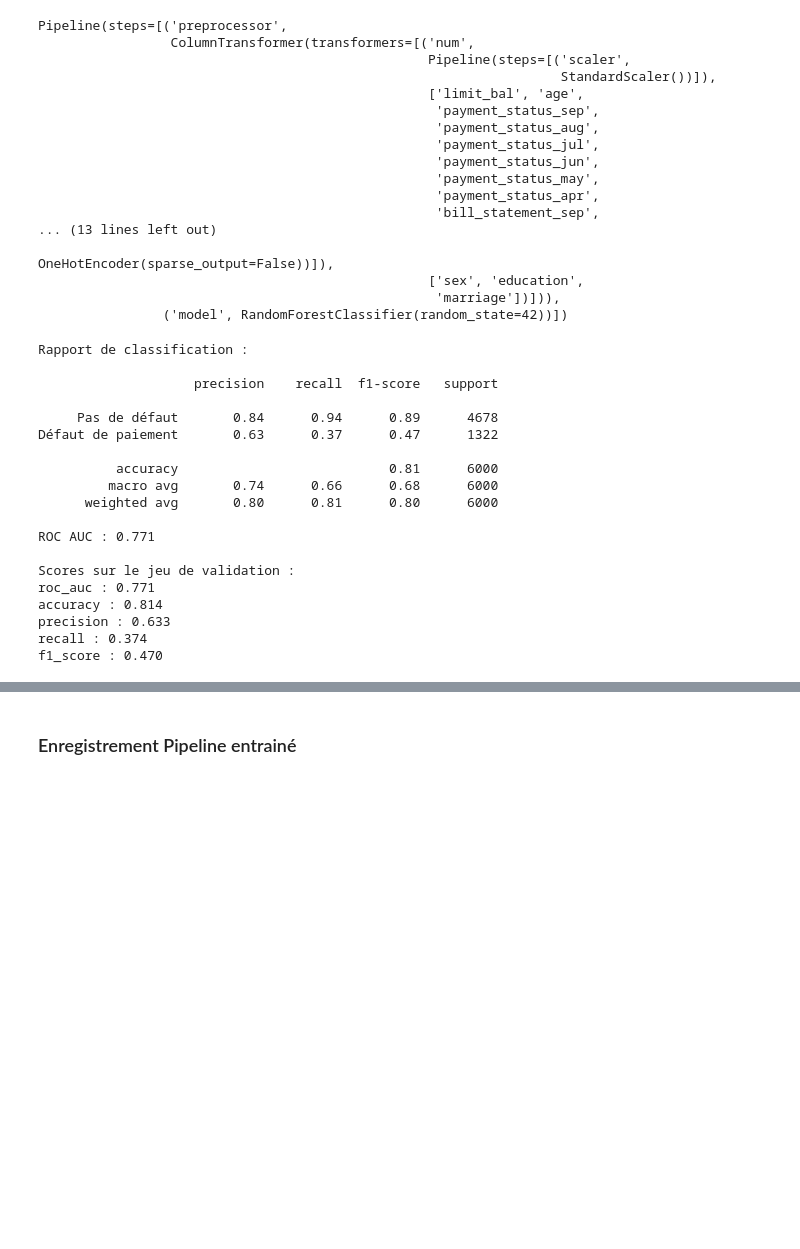
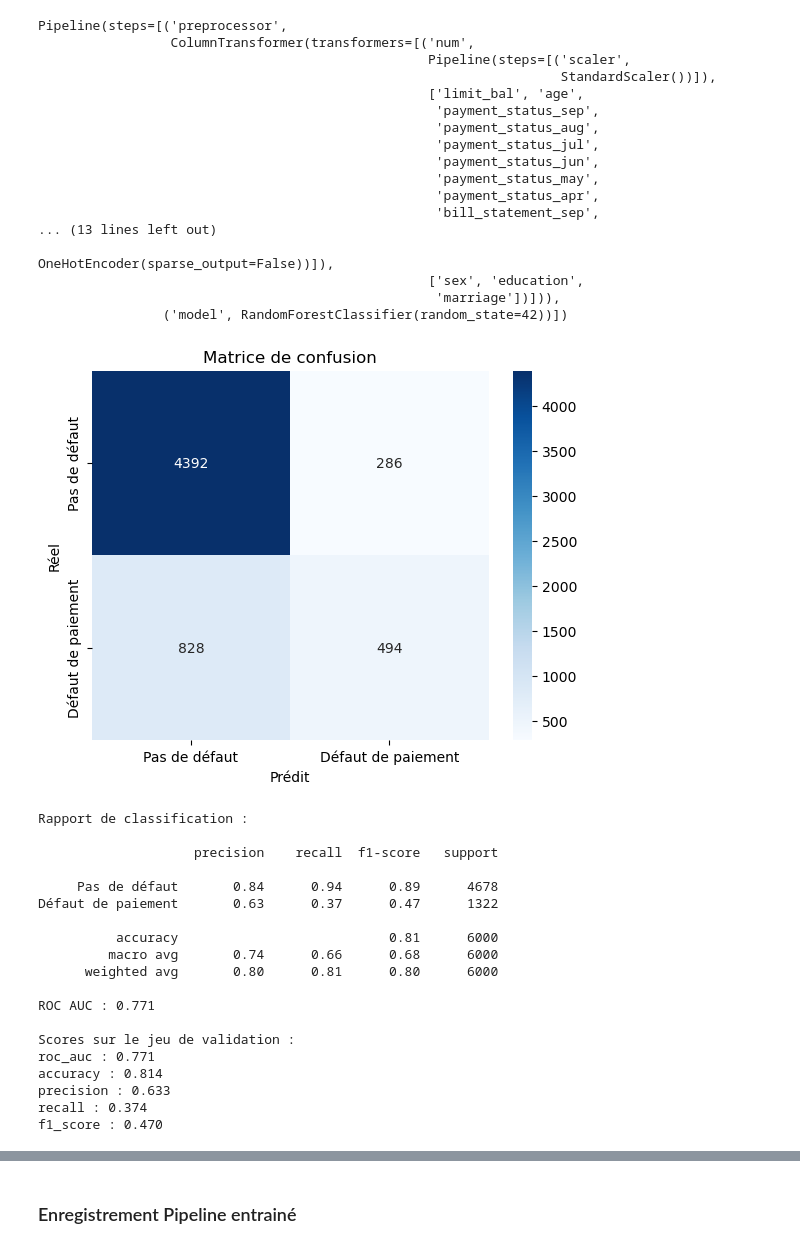
Before and after one commit to nevillemakoyi/Application-ML-D-tection-des-D-fauts-de-paiements-de-cr-dits-bancaires, a Jupyter notebook: notebooks/ml_credit_default.ipynb, the cells around one changed output, grey strips where cells are left out. Saved outputs shown, nothing was run; the diff lists cells and outputs as text; code cells hidden in the pictures; blank space fills up the shorter version.

```diff
--- a/notebooks/ml_credit_default.ipynb
+++ b/notebooks/ml_credit_default.ipynb
@@ -369,17 +365,18 @@ def performance_model_evaluation(pipeline, features_df_val, target_df_val, label
 # %%
 # Évaluation sur les données de validation
 validation_scores = performance_model_evaluation(
     pipeline,
     features_df_val,
     target_df_val,
-    labels=LABELS
+    labels=["Pas de défaut", "Défaut de paiement"]
 )
 
 # Affichage des scores
 print("\nScores sur le jeu de validation :")
 for metric, value in validation_scores.items():
     print(f"{metric} : {value:.3f}")
 # %% [output]
+[figure, added]
 Rapport de classification :
 
                     precision    recall  f1-score   support
```
Also changed, not shown: parts of 2 cells of this notebook.
